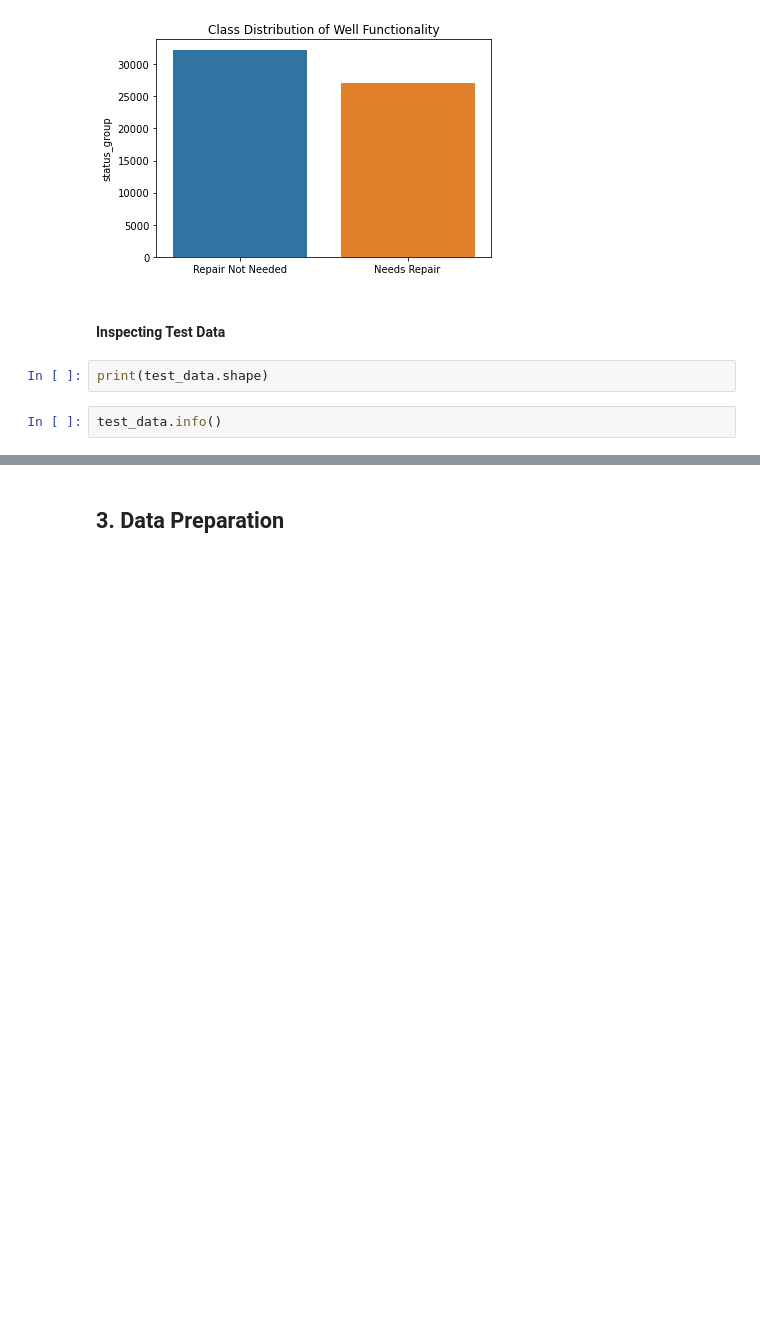
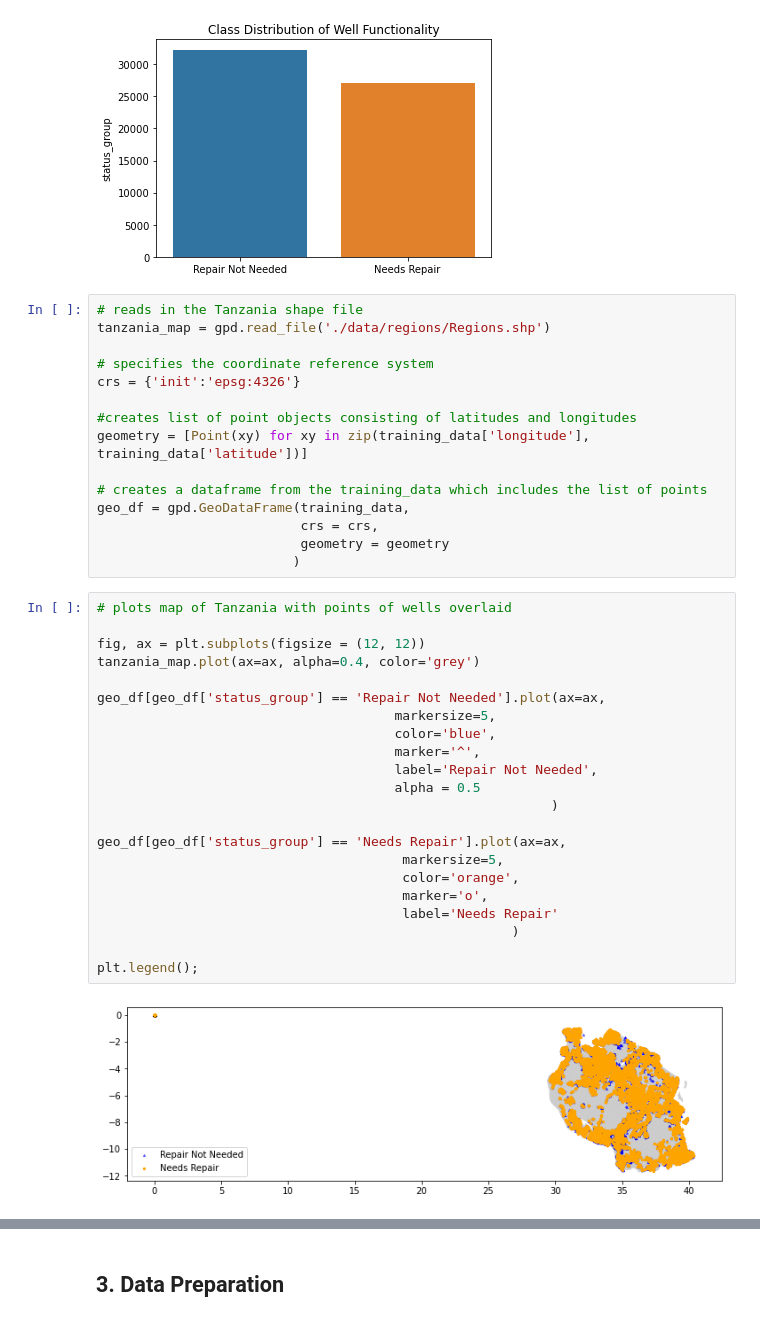
Before and after one commit to ckucewicz/Water_well_classification, a Jupyter notebook: Notebook.ipynb, the cells around one changed output, grey strips where cells are left out. Drawn from its saved outputs; the diff is of its cells as text; blank space fills up the shorter version.

Commit message:
Updated Data Understanding

```diff
--- a/Notebook.ipynb
+++ b/Notebook.ipynb
@@ -357,9 +389,42 @@ sns.barplot(x = training_data.status_group.value_counts().index,
 ).set_title('Class Distribution of Well Functionality');
 # %% [output]
 [figure]
-# %% [markdown]
-#### Inspecting Test Data
-# %%
-print(test_data.shape)
-# %%
-test_data.info()
+# %%
+# reads in the Tanzania shape file
+tanzania_map = gpd.read_file('./data/regions/Regions.shp')
+
+# specifies the coordinate reference system
+crs = {'init':'epsg:4326'}
+
+#creates list of point objects consisting of latitudes and longitudes
+geometry = [Point(xy) for xy in zip(training_data['longitude'], training_data['latitude'])]
+
+# creates a dataframe from the training_data which includes the list of points
+geo_df = gpd.GeoDataFrame(training_data,
+                          crs = crs,
+                          geometry = geometry
+                         )
+# %%
+# plots map of Tanzania with points of wells overlaid
+
+fig, ax = plt.subplots(figsize = (12, 12))
+tanzania_map.plot(ax=ax, alpha=0.4, color='grey')
+
+geo_df[geo_df['status_group'] == 'Repair Not Needed'].plot(ax=ax,
+                                      markersize=5,
+                                      color='blue',
+                                      marker='^',
+                                      label='Repair Not Needed',
+                                      alpha = 0.5
+                                                          )
+
+geo_df[geo_df['status_group'] == 'Needs Repair'].plot(ax=ax,
+                                       markersize=5,
+                                       color='orange',
+                                       marker='o',
+                                       label='Needs Repair'
+                                                     )
+
+plt.legend();
+# %% [output]
+[figure, added]
```
Also changed, not shown: parts of 13 cells of this notebook.
